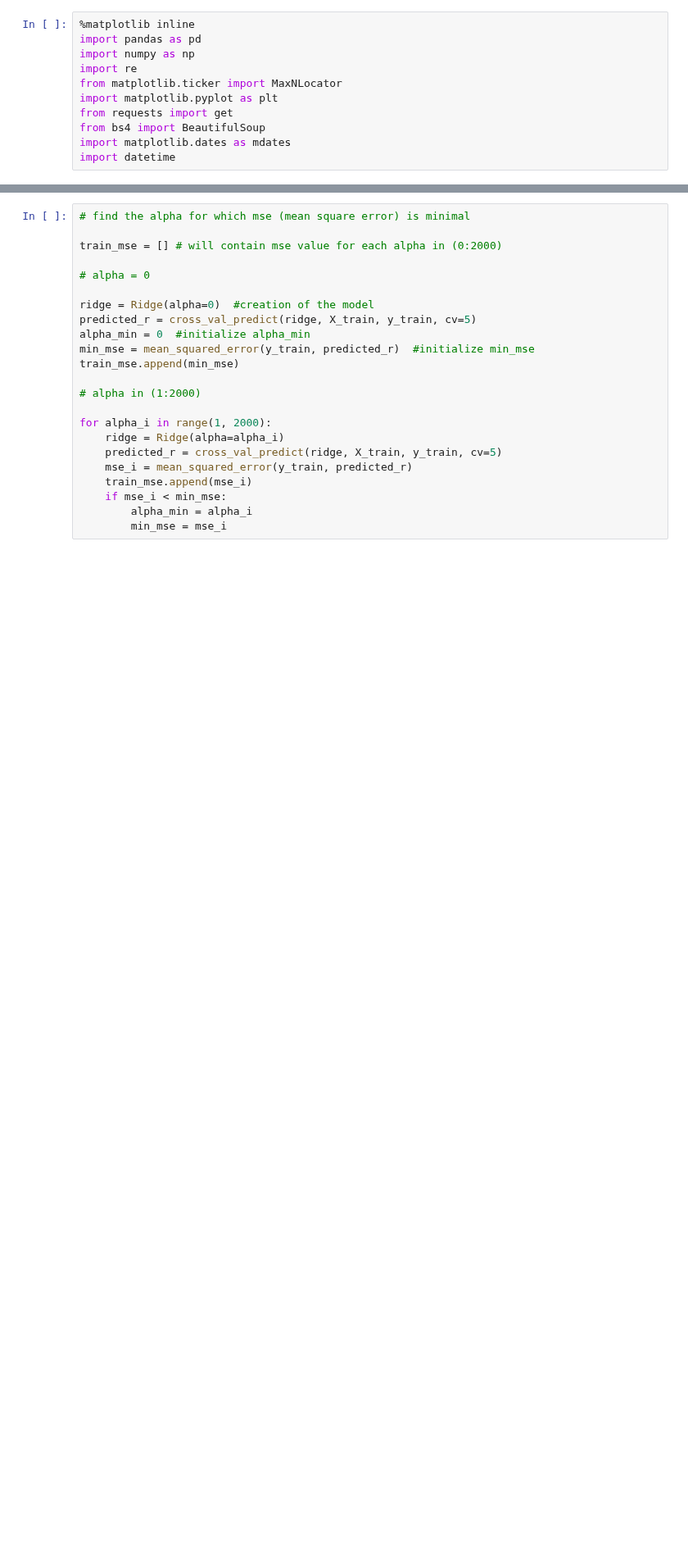
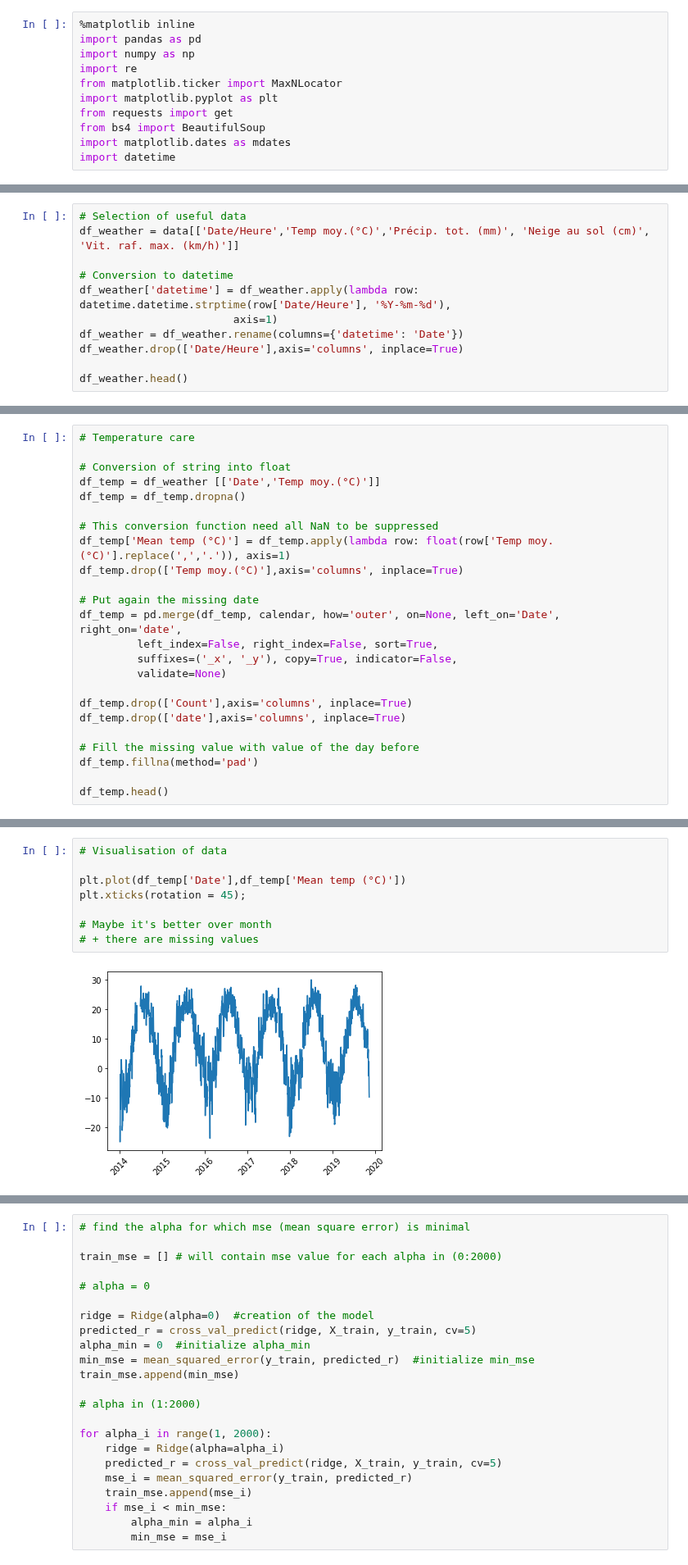
Before and after one commit to daviskia/ada-project-deep-penguin, a Jupyter notebook: Weather.ipynb, the cells around one changed output, grey strips where cells are left out. Shown at 82% size. Cells and saved outputs as stored; diff of their text form; blank space fills up the shorter version.

```diff
--- a/Weather.ipynb
+++ b/Weather.ipynb
@@ -303,0 +295,11 @@ X_train, X_test, y_train, y_test = train_test_split(X, y, test_size=0.30, random
+# %%
+# Selection of useful data
+df_weather = data[['Date/Heure','Temp moy.(°C)','Précip. tot. (mm)', 'Neige au sol (cm)', 'Vit. raf. max. (km/h)']]
+
+# Conversion to datetime
+df_weather['datetime'] = df_weather.apply(lambda row: datetime.datetime.strptime(row['Date/Heure'], '%Y-%m-%d'),
+                        axis=1)
+df_weather = df_weather.rename(columns={'datetime': 'Date'})
+df_weather.drop(['Date/Heure'],axis='columns', inplace=True)
+
+df_weather.head()
@@ -303,0 +317,24 @@ X_train, X_test, y_train, y_test = train_test_split(X, y, test_size=0.30, random
+# %%
+# Temperature care
+
+# Conversion of string into float
+df_temp = df_weather [['Date','Temp moy.(°C)']]
+df_temp = df_temp.dropna()
+
+# This conversion function need all NaN to be suppressed
+df_temp['Mean temp (°C)'] = df_temp.apply(lambda row: float(row['Temp moy.(°C)'].replace(',','.')), axis=1)
+df_temp.drop(['Temp moy.(°C)'],axis='columns', inplace=True)
+
+# Put again the missing date
+df_temp = pd.merge(df_temp, calendar, how='outer', on=None, left_on='Date', right_on='date',
+         left_index=False, right_index=False, sort=True,
+         suffixes=('_x', '_y'), copy=True, indicator=False,
+         validate=None)
+
+df_temp.drop(['Count'],axis='columns', inplace=True)
+df_temp.drop(['date'],axis='columns', inplace=True)
+
+# Fill the missing value with value of the day before
+df_temp.fillna(method='pad')
+
+df_temp.head()
@@ -303,0 +348,10 @@ X_train, X_test, y_train, y_test = train_test_split(X, y, test_size=0.30, random
+# %%
+# Visualisation of data
+
+plt.plot(df_temp['Date'],df_temp['Mean temp (°C)'])
+plt.xticks(rotation = 45);
+
+# Maybe it's better over month
+# + there are missing values
+# %% [output]
+[figure, added]
```
Also changed, not shown: parts of 92 cells of this notebook.
